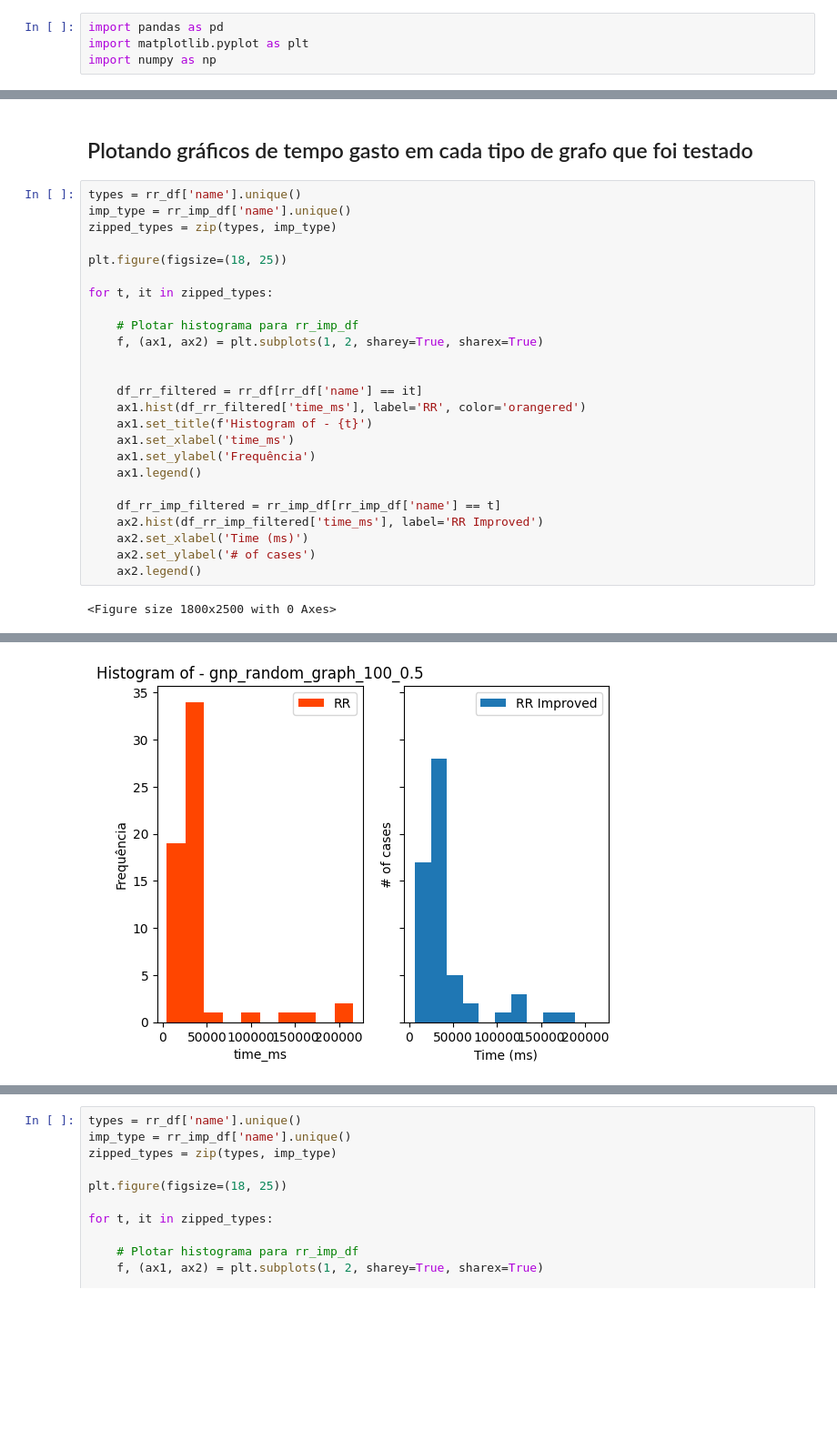
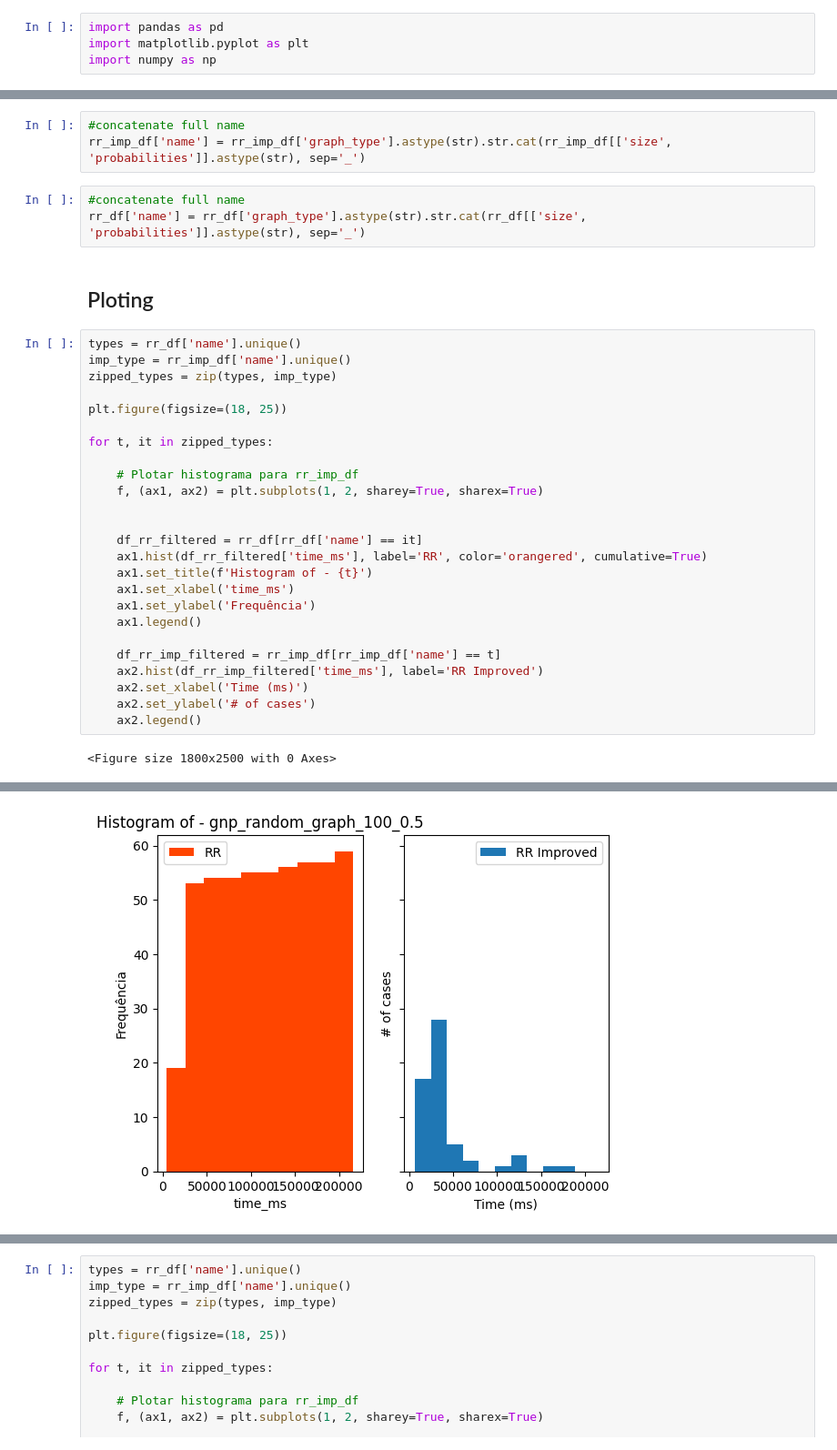
Before and after one commit to R-Stanz/Roman_Domination-ILP, a Jupyter notebook: data_analysis.ipynb, the cells around one changed output, grey strips where cells are left out. Shown at 91% size. Saved outputs shown, nothing was run; the diff lists cells and outputs as text; blank space fills up the shorter version.

Commit message:
Benchmarking Histograms Improved

```diff
--- a/data_analysis.ipynb
+++ b/data_analysis.ipynb
@@ -19,5 +11,11 @@ rr_imp_sizes
+# %%
+#concatenate full name
+rr_imp_df['name'] = rr_imp_df['graph_type'].astype(str).str.cat(rr_imp_df[['size', 'probabilities']].astype(str), sep='_')
+# %%
+#concatenate full name
+rr_df['name'] = rr_df['graph_type'].astype(str).str.cat(rr_df[['size', 'probabilities']].astype(str), sep='_')
 # %% [markdown]
-## Plotando gráficos de tempo gasto em cada tipo de grafo que foi testado
+## Ploting
 # %%
 types = rr_df['name'].unique()
 imp_type = rr_imp_df['name'].unique()
@@ -32,7 +30,7 @@ for t, it in zipped_types:
 
 
     df_rr_filtered = rr_df[rr_df['name'] == it]
-    ax1.hist(df_rr_filtered['time_ms'], label='RR', color='orangered')
+    ax1.hist(df_rr_filtered['time_ms'], label='RR', color='orangered', cumulative=True)
     ax1.set_title(f'Histogram of - {t}')
     ax1.set_xlabel('time_ms')
     ax1.set_ylabel('Frequência')
@@ -56 +54 @@ for t, it in zipped_types:
-[figure, old version]
+[figure, new version]
```
Also changed, not shown: parts of 4 cells of this notebook.
